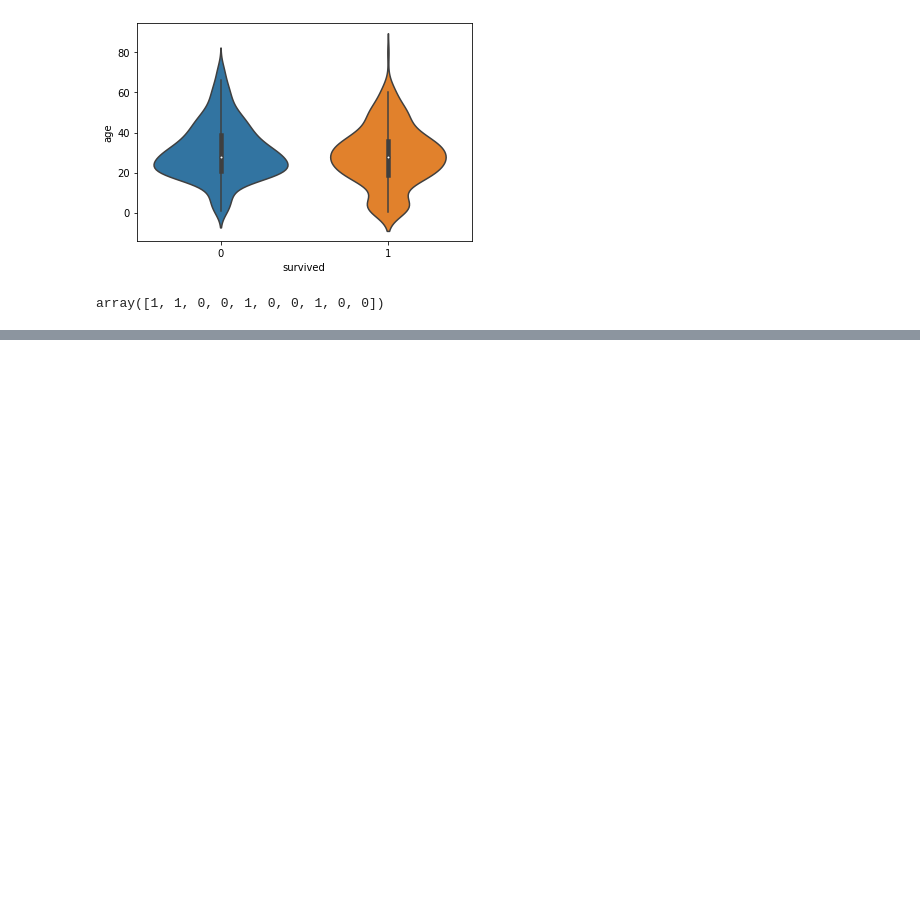
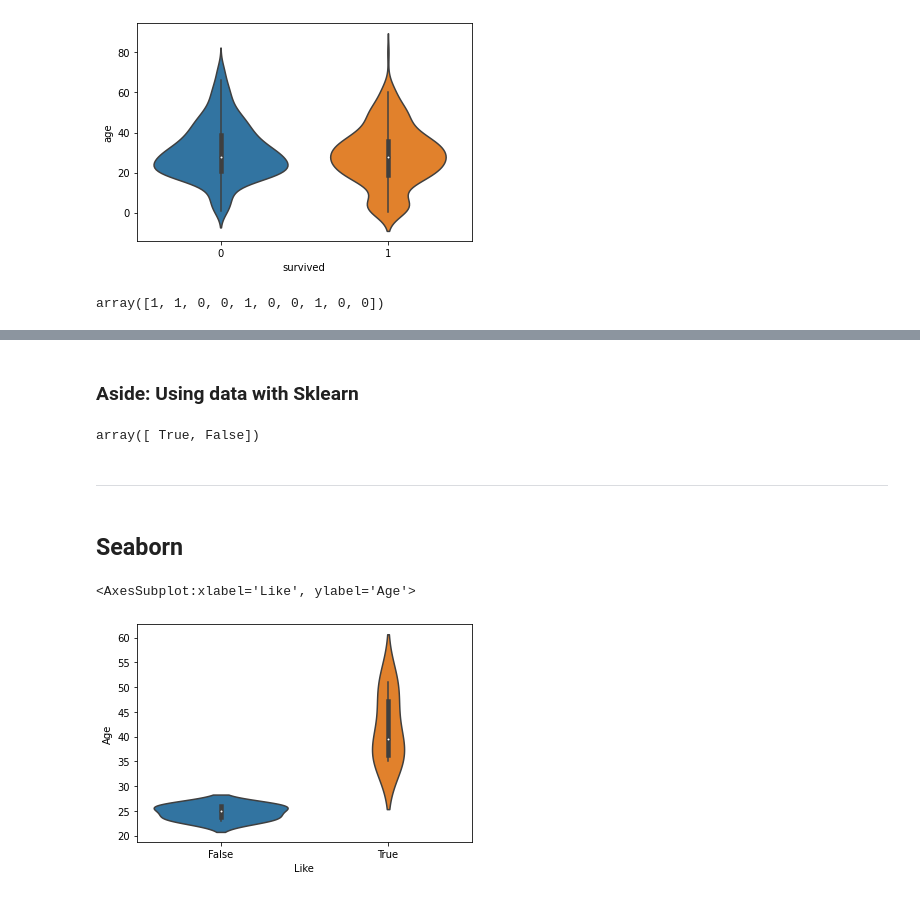
Before and after one commit to Pickett82/courseware-pracds, a Jupyter notebook: MB_NCR_PracDS_2022_03_07/Live/LIVE_PyDataLib.ipynb, the cells around one changed output, grey strips where cells are left out. Saved outputs shown, nothing was run; the diff lists cells and outputs as text; code cells hidden in the pictures; blank space fills up the shorter version.

```diff
--- a/MB_NCR_PracDS_2022_03_07/Live/LIVE_PyDataLib.ipynb
+++ b/MB_NCR_PracDS_2022_03_07/Live/LIVE_PyDataLib.ipynb
@@ -403,0 +482,2 @@ tips[["total_bill", "tip"]].groupby(tips["day"]).mean()
+# %%
+city = np.random.choice([0, 1, 2], size=10, p=[0.1, 0.2, 0.7])
@@ -403,0 +490,2 @@ tips[["total_bill", "tip"]].groupby(tips["day"]).mean()
+# %%
+age = np.random.normal(22, 10, size=10) + 18
@@ -403,0 +499,2 @@ tips[["total_bill", "tip"]].groupby(tips["day"]).mean()
+# %%
+y_like = (age > 30) | (city == "Leeds")
@@ -403,0 +506,6 @@ tips[["total_bill", "tip"]].groupby(tips["day"]).mean()
+# %%
+table = pd.DataFrame({
+    "City": city,
+    "Age": age.round(),
+    "Like": y_like
+}); table
@@ -403,0 +524,2 @@ tips[["total_bill", "tip"]].groupby(tips["day"]).mean()
+# %% [markdown]
+### Aside: Using data with Sklearn
@@ -403,0 +530,16 @@ tips[["total_bill", "tip"]].groupby(tips["day"]).mean()
+# %%
+clf.predict([
+    [0, 50],
+    [2, 20],
+])
+# %% [output]
+array([ True, False])
+# %% [markdown]
+----
+# %% [markdown]
+## Seaborn
+# %%
+sns.violinplot(y=table["Age"], x=table["Like"])
+# %% [output]
+<AxesSubplot:xlabel='Like', ylabel='Age'>
+[figure, added]
```
Also changed, not shown: parts of 99 cells of this notebook, 3 other files.
